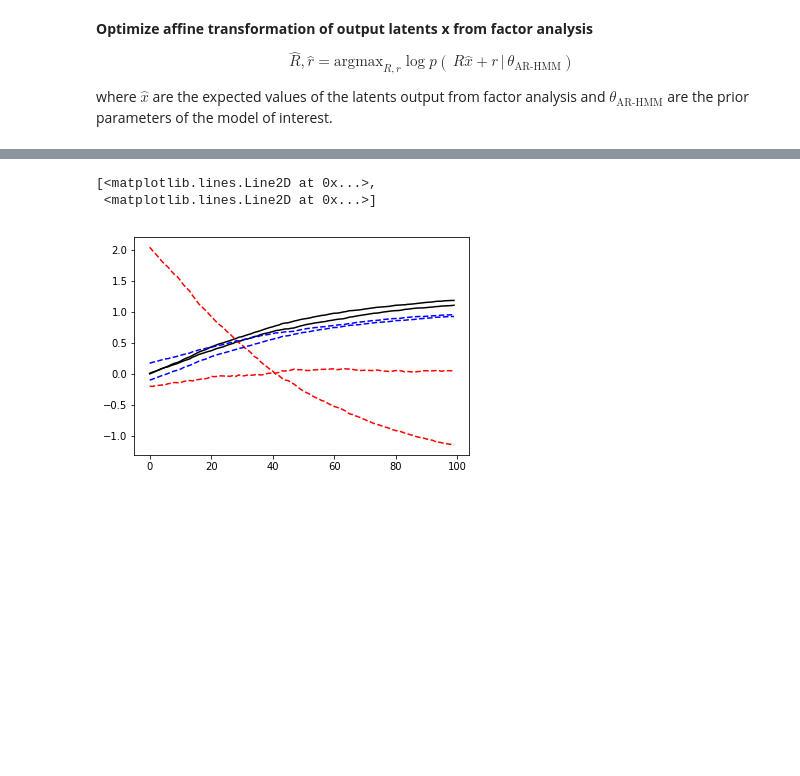
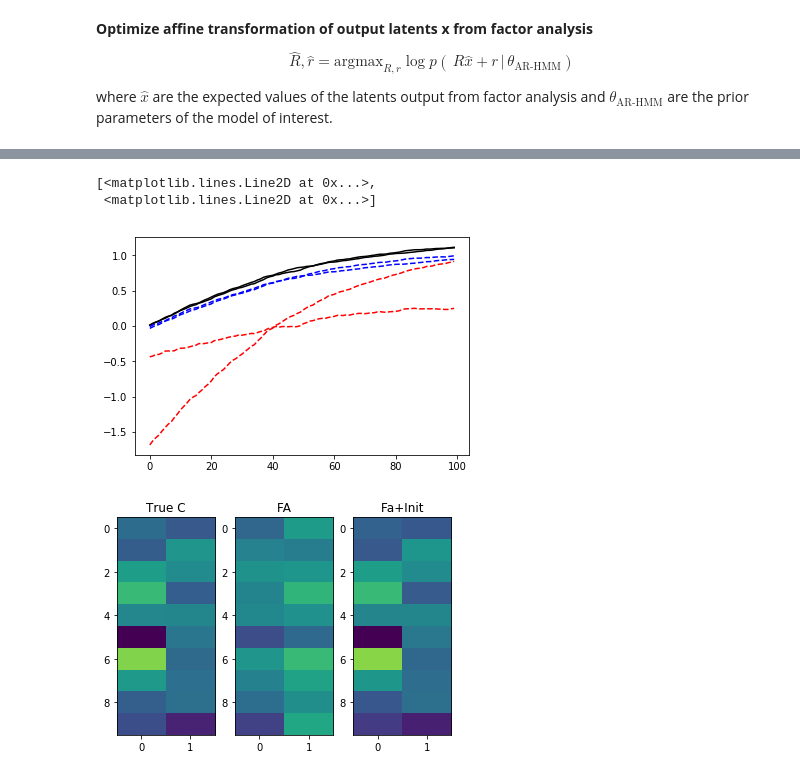
Before and after one commit to davidzoltowski/ssmdm, a Jupyter notebook: notebooks/Initialization.ipynb, the cells around one changed output, grey strips where cells are left out. Saved outputs shown, nothing was run; the diff lists cells and outputs as text; code cells hidden in the pictures; blank space fills up the shorter version.

```diff
--- a/notebooks/Initialization.ipynb
+++ b/notebooks/Initialization.ipynb
@@ -135,7 +142,7 @@ plt.ylabel('x')
 # %%
 x_mean = np.mean(xs, axis=0)
 xhat_mean = np.mean(xhats, axis=0)
-x_trans = [np.dot(x,params[0])+params[1] for x in xhats]
+x_trans = [np.dot(x,R.T)+r for x in xhats]
 xtrans_mean = np.mean(x_trans, axis=0)
 
 plt.figure()
@@ -145,4 +152,20 @@ plt.plot(xtrans_mean,'b--')
 # %% [output]
 [<matplotlib.lines.Line2D at 0x...>,
  <matplotlib.lines.Line2D at 0x...>]
-[figure, old version]
+[figure, new version]
+# %%
+plt.figure()
+plt.subplot(1,3,1)
+plt.imshow(C,aspect='auto')
+plt.title('True C')
+plt.clim([-2.5,2.5])
+plt.subplot(1,3,2)
+plt.imshow(fa.W,aspect='auto')
+plt.title('FA')
+plt.clim([-2.5,2.5])
+plt.subplot(1,3,3)
+plt.imshow(fa.W@np.linalg.inv(R),aspect='auto')
+plt.title('Fa+Init')
+plt.clim([-2.5,2.5])
+# %% [output]
+[figure, added]
```
Also changed, not shown: parts of 9 cells of this notebook, 3 other files.
